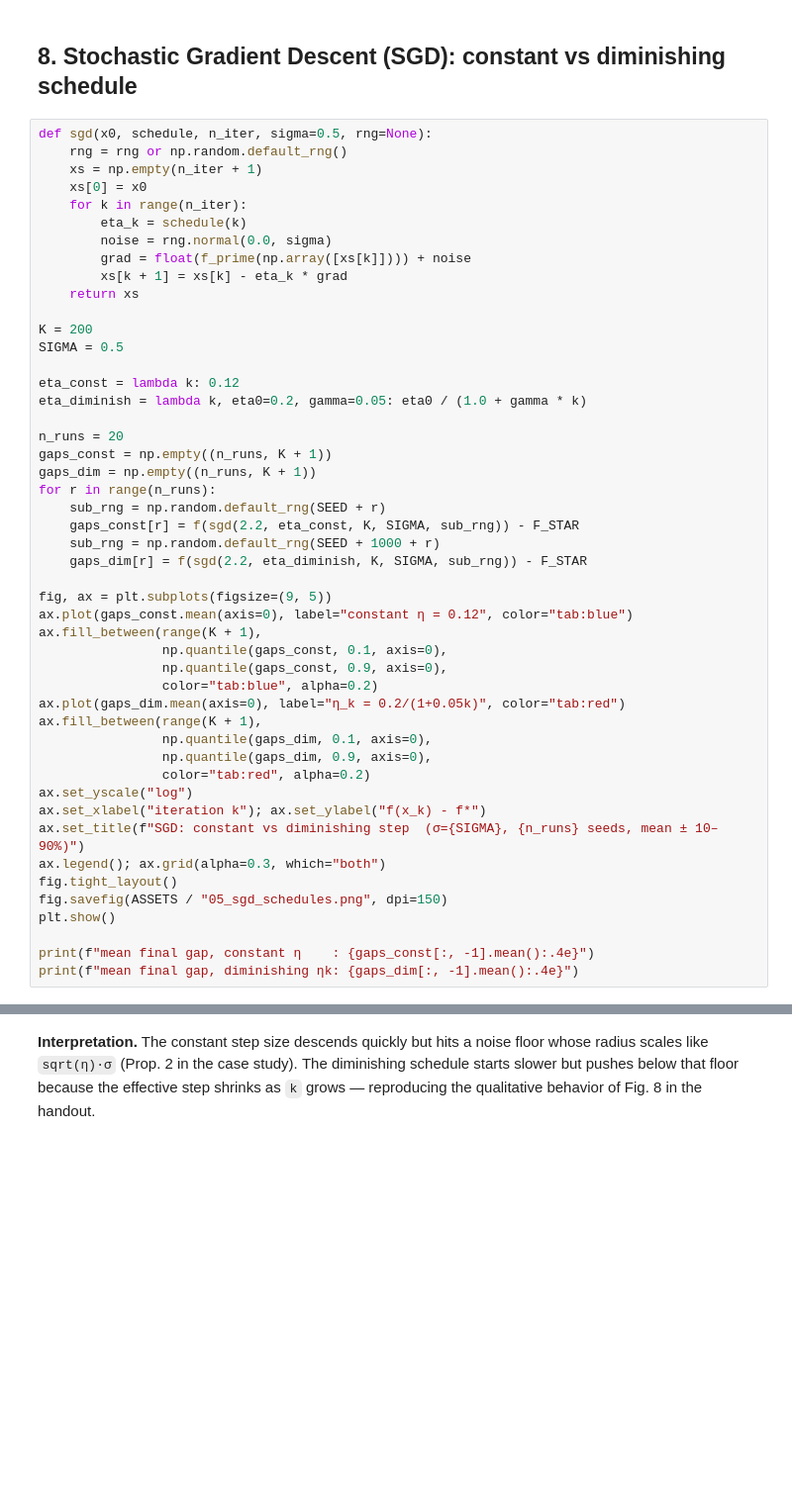
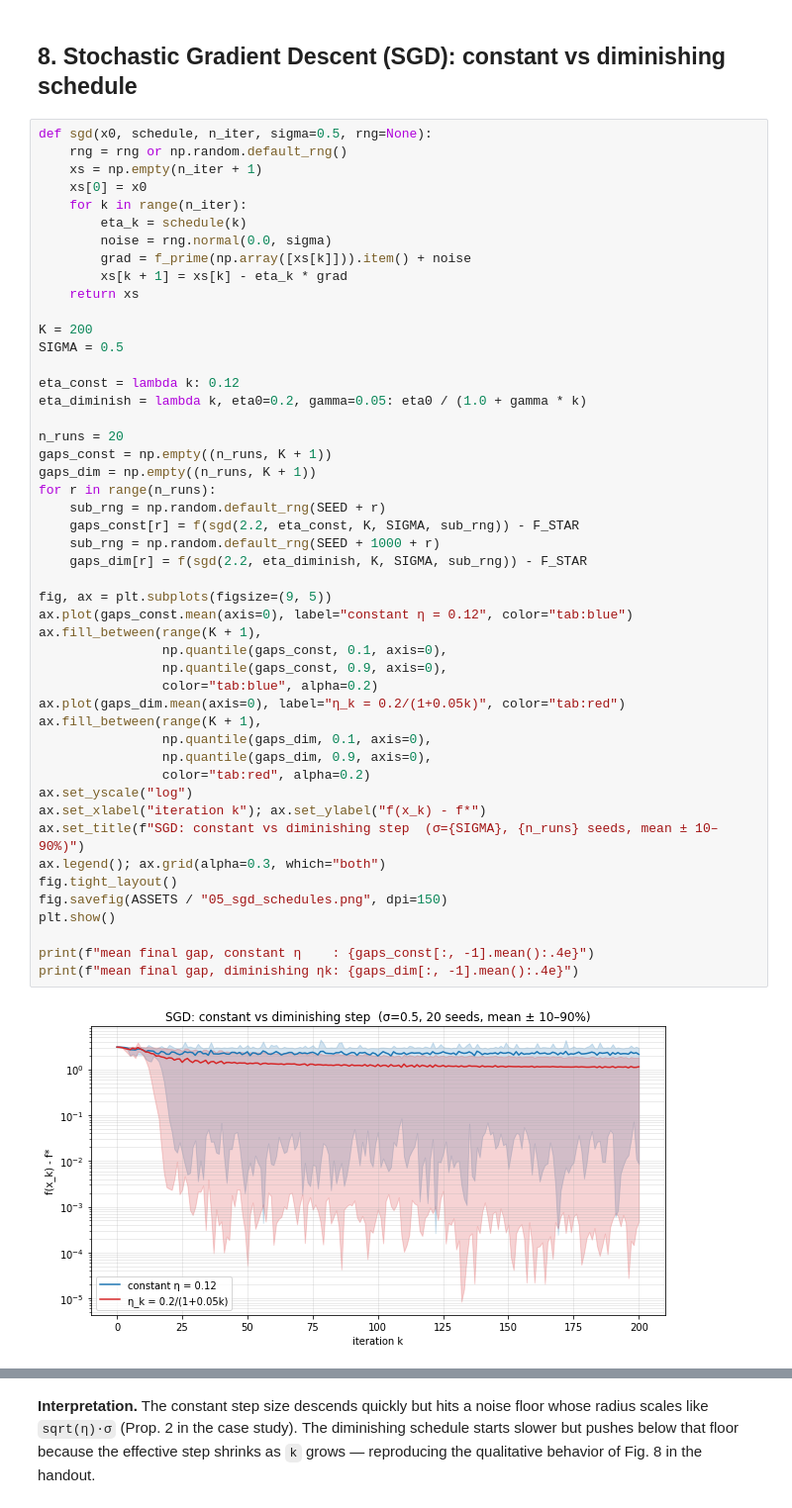
Before and after one commit to fgatti01/tae-capstones, a Jupyter notebook: week1_gd/notebooks/capstone.ipynb, the cells around one changed output, grey strips where cells are left out. Shown at 99% size. Saved outputs shown, nothing was run; the diff lists cells and outputs as text; blank space fills up the shorter version.

```diff
--- a/week1_gd/notebooks/capstone.ipynb
+++ b/week1_gd/notebooks/capstone.ipynb
@@ -193,7 +215,7 @@ def sgd(x0, schedule, n_iter, sigma=0.5, rng=None):
     for k in range(n_iter):
         eta_k = schedule(k)
         noise = rng.normal(0.0, sigma)
-        grad = float(f_prime(np.array([xs[k]]))) + noise
+        grad = f_prime(np.array([xs[k]])).item() + noise
         xs[k + 1] = xs[k] - eta_k * grad
     return xs
 
@@ -206,30 +228,32 @@ eta_diminish = lambda k, eta0=0.2, gamma=0.05: eta0 / (1.0 + gamma * k)
 n_runs = 20
 gaps_const = np.empty((n_runs, K + 1))
 gaps_dim = np.empty((n_runs, K + 1))
 for r in range(n_runs):
     sub_rng = np.random.default_rng(SEED + r)
     gaps_const[r] = f(sgd(2.2, eta_const, K, SIGMA, sub_rng)) - F_STAR
     sub_rng = np.random.default_rng(SEED + 1000 + r)
     gaps_dim[r] = f(sgd(2.2, eta_diminish, K, SIGMA, sub_rng)) - F_STAR
 
 fig, ax = plt.subplots(figsize=(9, 5))
 ax.plot(gaps_const.mean(axis=0), label="constant η = 0.12", color="tab:blue")
 ax.fill_between(range(K + 1),
                 np.quantile(gaps_const, 0.1, axis=0),
                 np.quantile(gaps_const, 0.9, axis=0),
                 color="tab:blue", alpha=0.2)
 ax.plot(gaps_dim.mean(axis=0), label="η_k = 0.2/(1+0.05k)", color="tab:red")
 ax.fill_between(range(K + 1),
                 np.quantile(gaps_dim, 0.1, axis=0),
                 np.quantile(gaps_dim, 0.9, axis=0),
                 color="tab:red", alpha=0.2)
 ax.set_yscale("log")
 ax.set_xlabel("iteration k"); ax.set_ylabel("f(x_k) - f*")
 ax.set_title(f"SGD: constant vs diminishing step  (σ={SIGMA}, {n_runs} seeds, mean ± 10–90%)")
 ax.legend(); ax.grid(alpha=0.3, which="both")
 fig.tight_layout()
 fig.savefig(ASSETS / "05_sgd_schedules.png", dpi=150)
 plt.show()
 
 print(f"mean final gap, constant η    : {gaps_const[:, -1].mean():.4e}")
 print(f"mean final gap, diminishing ηk: {gaps_dim[:, -1].mean():.4e}")
+# %% [output]
+[figure, added]
```
Also changed, not shown: parts of 8 cells of this notebook, 1 other file.
